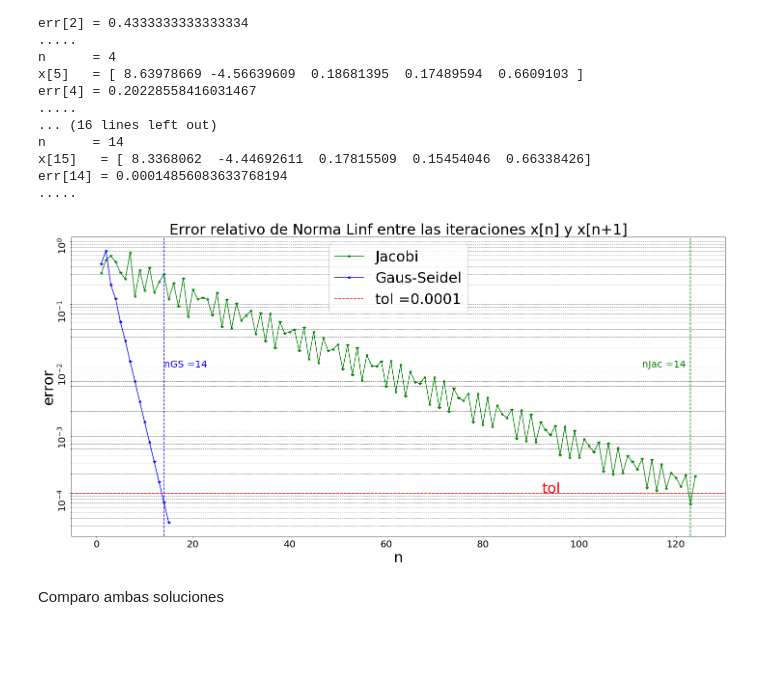
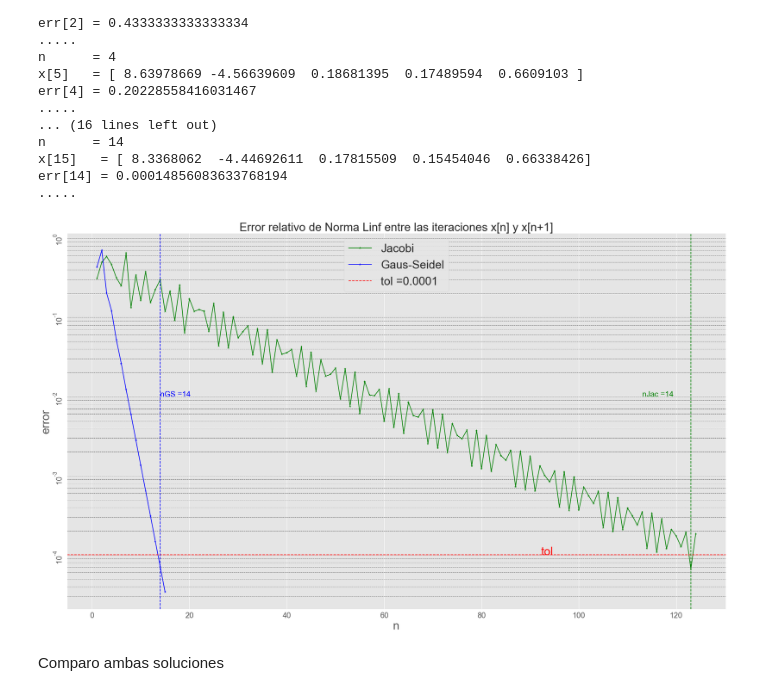
Before and after one commit to gcc-cdimatteo/NUMI-TP1, a Jupyter notebook: 2. Ecuaciones Lineales/Jacobi & Gauss Seidel.ipynb, the cells around one changed output. Cells and saved outputs as stored; diff of their text form; code cells hidden in the pictures; blank space fills up the shorter version.

```diff
--- a/2. Ecuaciones Lineales/Jacobi & Gauss Seidel.ipynb
+++ b/2. Ecuaciones Lineales/Jacobi & Gauss Seidel.ipynb
@@ -158,7 +158,8 @@ err[14] = 0.00014856083633768194
 resGaussSeidel = x[-1]
 # %%
 tol=0.0001
-error_plot=plt.figure(figsize=(20,10))
+plt.style.use('ggplot')
+error_plot=plt.figure(figsize=(25,15))
 ax = error_plot.add_subplot(111)
 ax.plot(errJac[1:],label="Jac",marker='*',c='g')
 ax.plot(errGS[1:],label="GS",marker='*',c='b')
@@ -166,35 +167,35 @@ ax.plot(errGS[1:],label="GS",marker='*',c='b')
 plt.yscale('log')
 ax.yaxis.grid(color='gray', linestyle='dashed',which='both')
 #linea horizontal de la tolerancia
 ax.axhline(tol,c='r',linestyle='--',label='tol')
 plt.text(max(nGS,nJac)*3/4,tol,'tol',fontsize=30,c='r')
 #lineas verticales de los n's de corte
 ax.axvline(nGS,c='b',linestyle='--')
 plt.text(nGS,100*tol,'nGS ='+str(nGS),fontsize=20,c='b')
 ax.axvline(nJac,c='g',linestyle='--')
 plt.text(nJac-10,100*tol,'nJac ='+str(nGS),fontsize=20,c='g')
 # Legend
 handles, _ = ax.get_legend_handles_labels()
 labels=["Jacobi","Gaus-Seidel","tol ="+str(tol)]
-ax.legend(handles,labels,fontsize=30)
+ax.legend(handles,labels,fontsize=30,frameon=True,framealpha=0.9)
 # Titulos de Grafico y ejes
 plt.title('Error relativo de Norma Linf entre las iteraciones x[n] y x[n+1]',fontsize=30)
 plt.ylabel(ylabel='error',fontsize=30)
 plt.xlabel(xlabel='n',fontsize=30)
 plt.tight_layout()
 
 # ticks
 for tick in ax.xaxis.get_major_ticks():
     tick.label.set_fontsize(20)
 for tick in ax.yaxis.get_major_ticks():
     tick.label.set_fontsize(20)
     tick.label.set_rotation('vertical')
 
 
 # guardo el grafico
 plt.savefig('Jacobi vs GS')
 # %% [output]
-[figure, old version]
+[figure, new version]
 # %% [markdown]
 Comparo ambas soluciones
 # %%
```
Also changed, not shown: 5 other files.
